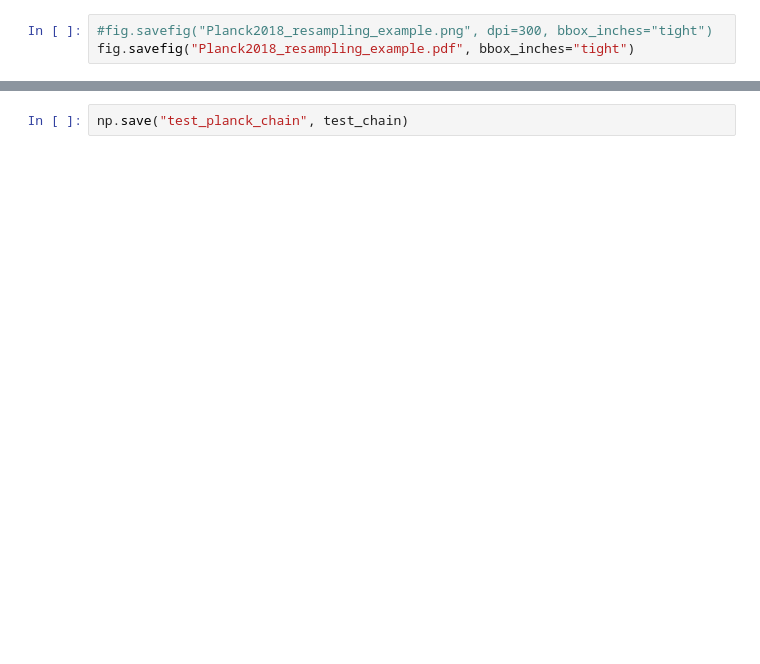
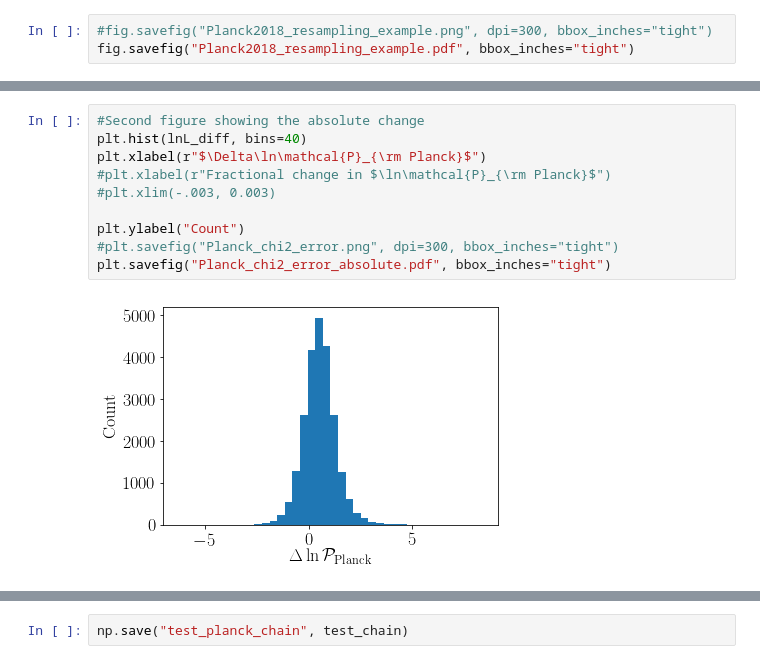
Before and after one commit to tmcclintock/AReconstructionTool, a Jupyter notebook: notebooks/Basic example 6--resampling Planck.ipynb, the cells around one changed output, grey strips where cells are left out. Drawn from its saved outputs; the diff is of its cells as text; blank space fills up the shorter version.

Commit message:
Reran the planck notebook to make another figure.

```diff
--- a/notebooks/Basic example 6--resampling Planck.ipynb
+++ b/notebooks/Basic example 6--resampling Planck.ipynb
@@ -113,0 +117,12 @@ plt.savefig("Planck_chi2_error.pdf", bbox_inches="tight")
+# %%
+#Second figure showing the absolute change
+plt.hist(lnL_diff, bins=40)
+plt.xlabel(r"$\Delta\ln\mathcal{P}_{\rm Planck}$")
+#plt.xlabel(r"Fractional change in $\ln\mathcal{P}_{\rm Planck}$")
+#plt.xlim(-.003, 0.003)
+
+plt.ylabel("Count")
+#plt.savefig("Planck_chi2_error.png", dpi=300, bbox_inches="tight")
+plt.savefig("Planck_chi2_error_absolute.pdf", bbox_inches="tight")
+# %% [output]
+[figure, added]
```
Also changed, not shown: parts of 9 cells of this notebook, 1 other file.
